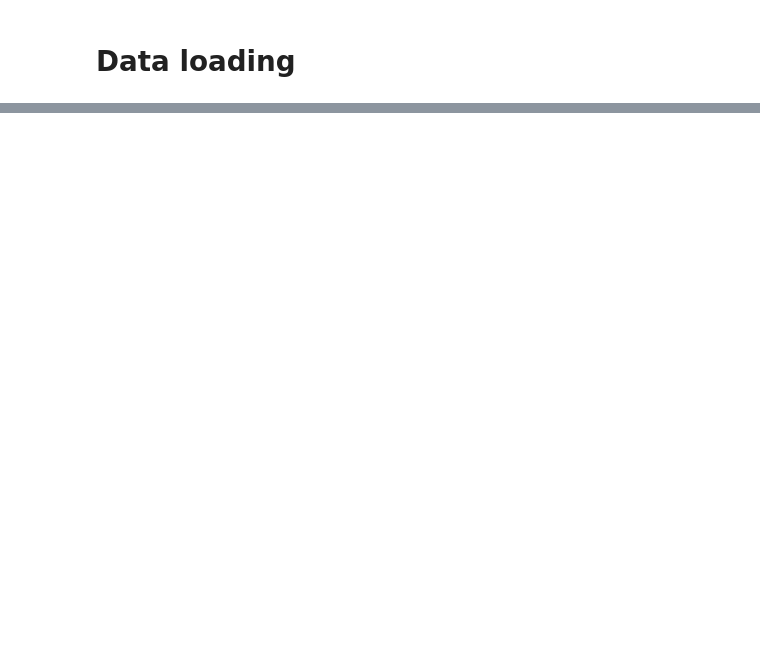
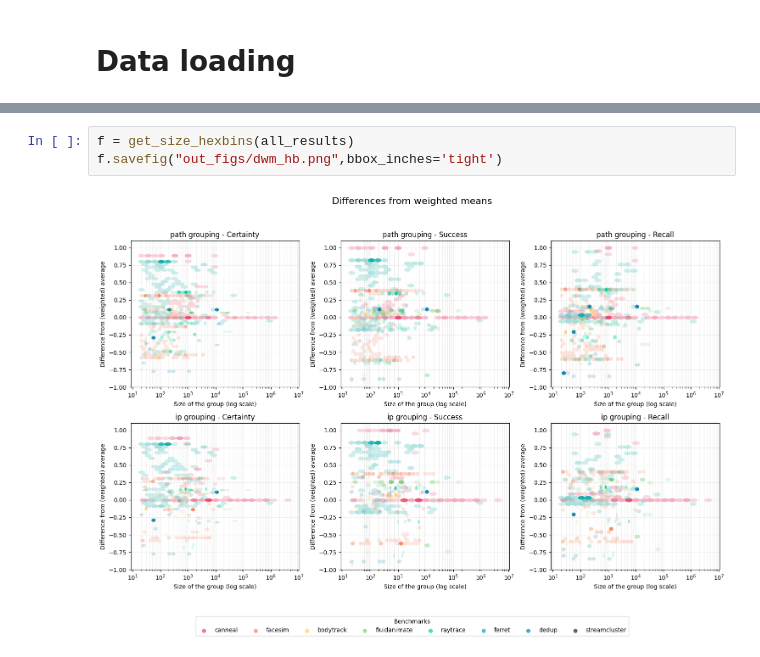
Before and after one commit to vigarov/new_ml_prefetching, a Jupyter notebook: prediction/predictions.ipynb, the cells around one changed output, grey strips where cells are left out. Drawn from its saved outputs; the diff is of its cells as text; blank space fills up the shorter version.

```diff
--- a/prediction/predictions.ipynb
+++ b/prediction/predictions.ipynb
@@ -35,0 +481,5 @@ Inspect! canneal_200_50_58940: # of weird ips is 311
+# %%
+f = get_size_hexbins(all_results)
+f.savefig("out_figs/dwm_hb.png",bbox_inches='tight')
+# %% [output]
+[figure, added]
```
Also changed, not shown: parts of 52 cells of this notebook, 15 other files.
